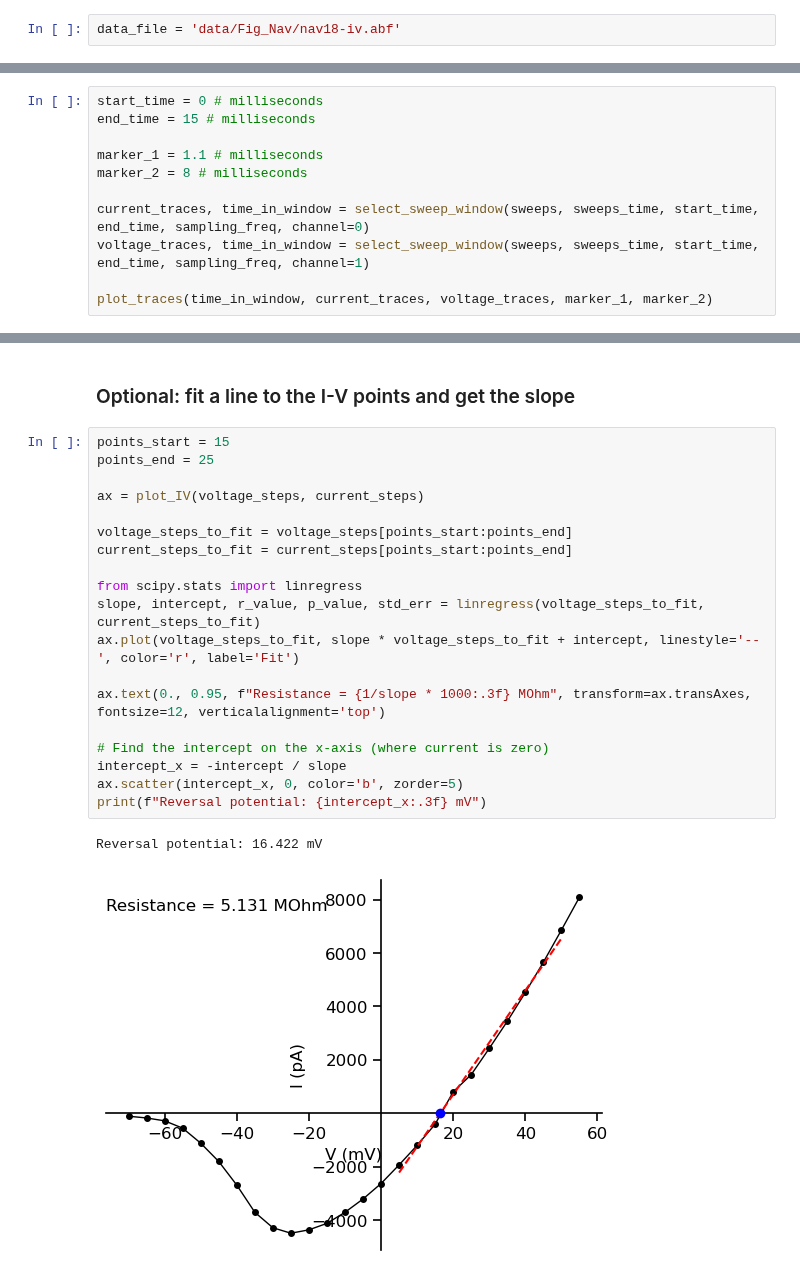
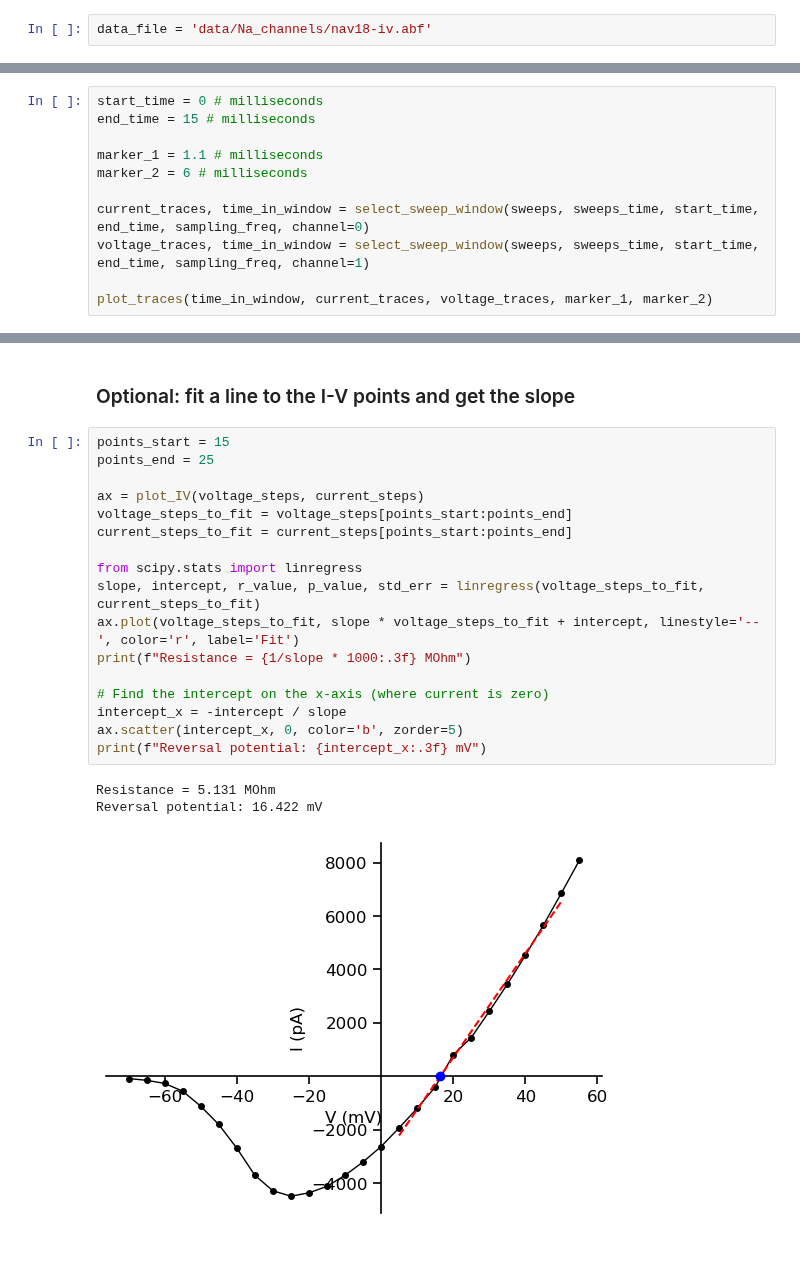
Before and after one commit to argalloni/CSHL_IonChannels2025, a Jupyter notebook: CSHL 1 - Na IVcurve.ipynb, the cells around one changed output, grey strips where cells are left out. Saved outputs shown, nothing was run; the diff lists cells and outputs as text; blank space fills up the shorter version.

Commit message:
image for na activation

```diff
--- a/CSHL 1 - Na IVcurve.ipynb
+++ b/CSHL 1 - Na IVcurve.ipynb
@@ -43,5 +67,5 @@ data/Fig_Nav
 # %%
-data_file = 'data/Fig_Nav/nav18-iv.abf'
+data_file = 'data/Na_channels/nav18-iv.abf'
 # %%
 ## Extract the sweeps, time and sampling frequency:
 sweeps, sweeps_time, sampling_freq = get_sweeps(data_file)
@@ -60,7 +90,7 @@ start_time = 0 # milliseconds
 end_time = 15 # milliseconds
 
 marker_1 = 1.1 # milliseconds
-marker_2 = 8 # milliseconds
+marker_2 = 6 # milliseconds
 
 current_traces, time_in_window = select_sweep_window(sweeps, sweeps_time, start_time, end_time, sampling_freq, channel=0)
 voltage_traces, time_in_window = select_sweep_window(sweeps, sweeps_time, start_time, end_time, sampling_freq, channel=1)
@@ -109,25 +132,24 @@ plot_IV(voltage_steps, current_steps, xlabel_coords=(0.95,0.25), ylabel_coords=(
 # %%
 points_start = 15
 points_end = 25
 
 ax = plot_IV(voltage_steps, current_steps)
-
 voltage_steps_to_fit = voltage_steps[points_start:points_end]
 current_steps_to_fit = current_steps[points_start:points_end]
 
 from scipy.stats import linregress
 slope, intercept, r_value, p_value, std_err = linregress(voltage_steps_to_fit, current_steps_to_fit)
 ax.plot(voltage_steps_to_fit, slope * voltage_steps_to_fit + intercept, linestyle='--', color='r', label='Fit')
-
-ax.text(0., 0.95, f"Resistance = {1/slope * 1000:.3f} MOhm", transform=ax.transAxes, fontsize=12, verticalalignment='top')
+print(f"Resistance = {1/slope * 1000:.3f} MOhm")
 
 # Find the intercept on the x-axis (where current is zero)
 intercept_x = -intercept / slope
 ax.scatter(intercept_x, 0, color='b', zorder=5)
 print(f"Reversal potential: {intercept_x:.3f} mV")
 # %% [output]
+Resistance = 5.131 MOhm
 Reversal potential: 16.422 mV
-[figure, old version]
+[figure, new version]
 # %% [markdown]
 ### Calculate the channel activation curve
 (open probability of the channel considering the driving force)
```
Also changed, not shown: parts of 8 cells of this notebook, 5 other files.
